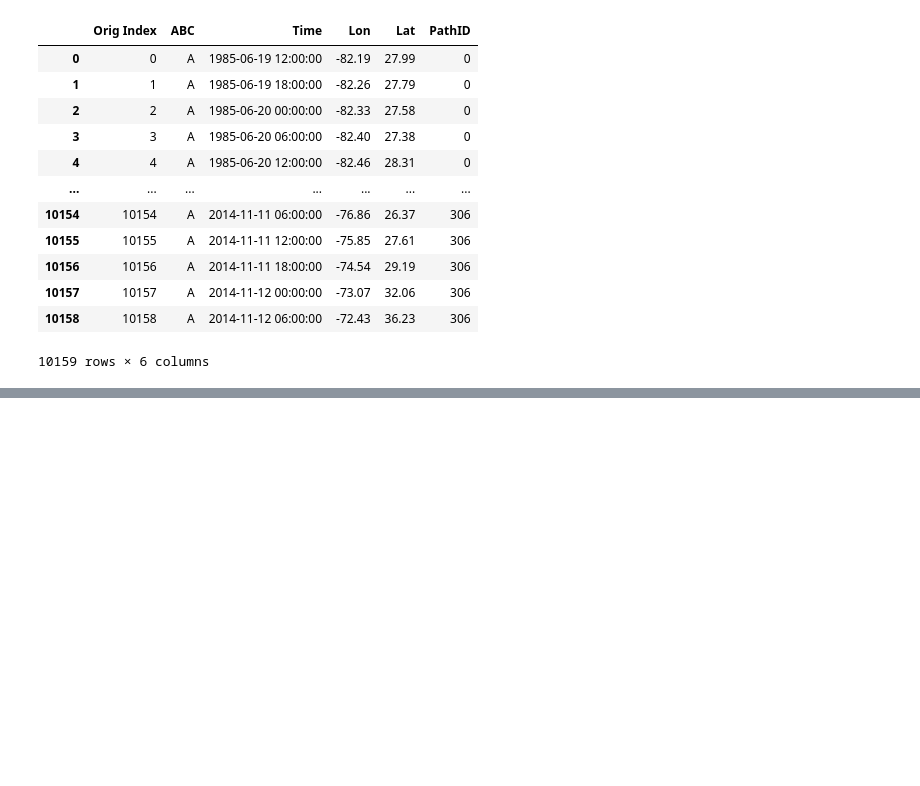
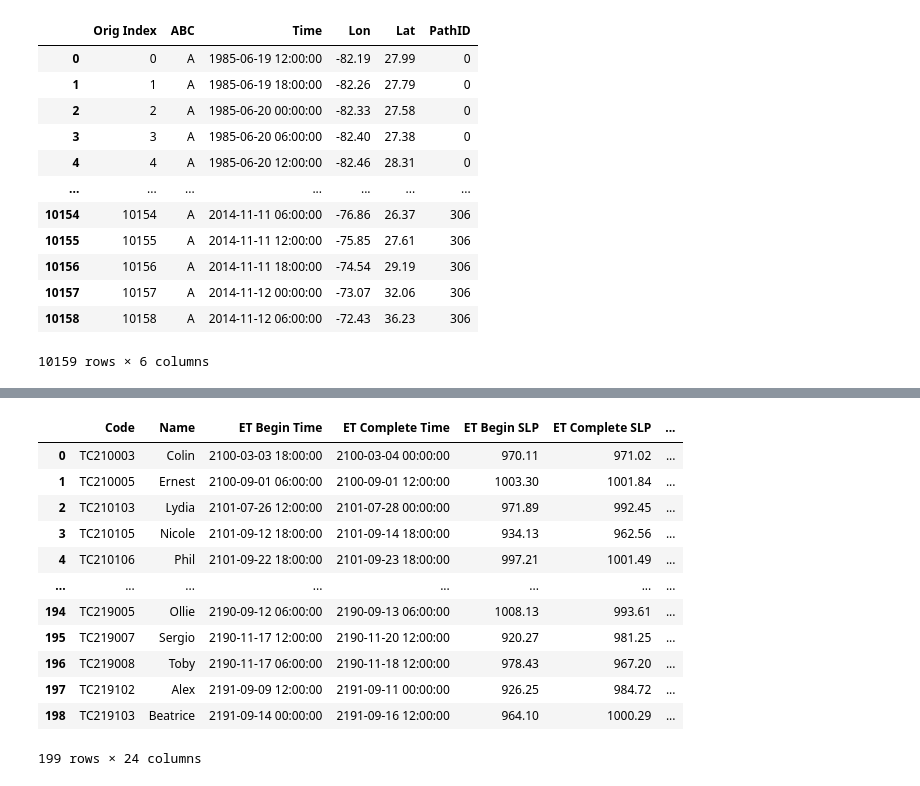
Before and after one commit to Luigi728/ExtraTrack_Github, a Jupyter notebook: RCP_Analysis/RCP_Analysis_V6.7.2.ipynb, the cells around one changed output, grey strips where cells are left out. Drawn from its saved outputs; the diff is of its cells as text; code cells hidden in the pictures; blank space fills up the shorter version.

```diff
--- a/RCP_Analysis/RCP_Analysis_V6.7.2.ipynb
+++ b/RCP_Analysis/RCP_Analysis_V6.7.2.ipynb
@@ -454,0 +413,22 @@ KeyError: 0
+# %%
+RCP85_Data_Compo = DF_Data_Compo(RCP85_Data, RCP85_ET, RCP85_Compo, \
+RCP85_A_Compo_nc, RCP85_B_Compo_nc, RCP85_C_Compo_nc)
+#RCP85_Data_Compo
+# %%
+RCP85_ET_Compo = DF_ET_Compo(RCP85_Data_Compo, RCP85_ET, RCP85_Compo, \
+RCP85_A_Compo_nc, RCP85_B_Compo_nc, RCP85_C_Compo_nc)
+RCP85_ET_Compo
+# %% [output]
+|  | Code | Name | ET Begin Time | ET Complete Time | ET Begin SLP | ET Complete SLP | ... |
+| 0 | TC210003 | Colin | 2100-03-03 18:00:00 | 2100-03-04 00:00:00 | 970.11 | 971.02 | ... |
+| 1 | TC210005 | Ernest | 2100-09-01 06:00:00 | 2100-09-01 12:00:00 | 1003.30 | 1001.84 | ... |
+| 2 | TC210103 | Lydia | 2101-07-26 12:00:00 | 2101-07-28 00:00:00 | 971.89 | 992.45 | ... |
+| 3 | TC210105 | Nicole | 2101-09-12 18:00:00 | 2101-09-14 18:00:00 | 934.13 | 962.56 | ... |
+| 4 | TC210106 | Phil | 2101-09-22 18:00:00 | 2101-09-23 18:00:00 | 997.21 | 1001.49 | ... |
+| ... | ... | ... | ... | ... | ... | ... | ... |
+| 194 | TC219005 | Ollie | 2190-09-12 06:00:00 | 2190-09-13 06:00:00 | 1008.13 | 993.61 | ... |
+| 195 | TC219007 | Sergio | 2190-11-17 12:00:00 | 2190-11-20 12:00:00 | 920.27 | 981.25 | ... |
+| 196 | TC219008 | Toby | 2190-11-17 06:00:00 | 2190-11-18 12:00:00 | 978.43 | 967.20 | ... |
+| 197 | TC219102 | Alex | 2191-09-09 12:00:00 | 2191-09-11 00:00:00 | 926.25 | 984.72 | ... |
+| 198 | TC219103 | Beatrice | 2191-09-14 00:00:00 | 2191-09-16 12:00:00 | 964.10 | 1000.29 | ... |
+199 rows × 24 columns
```
Also changed, not shown: parts of 12 cells of this notebook.
